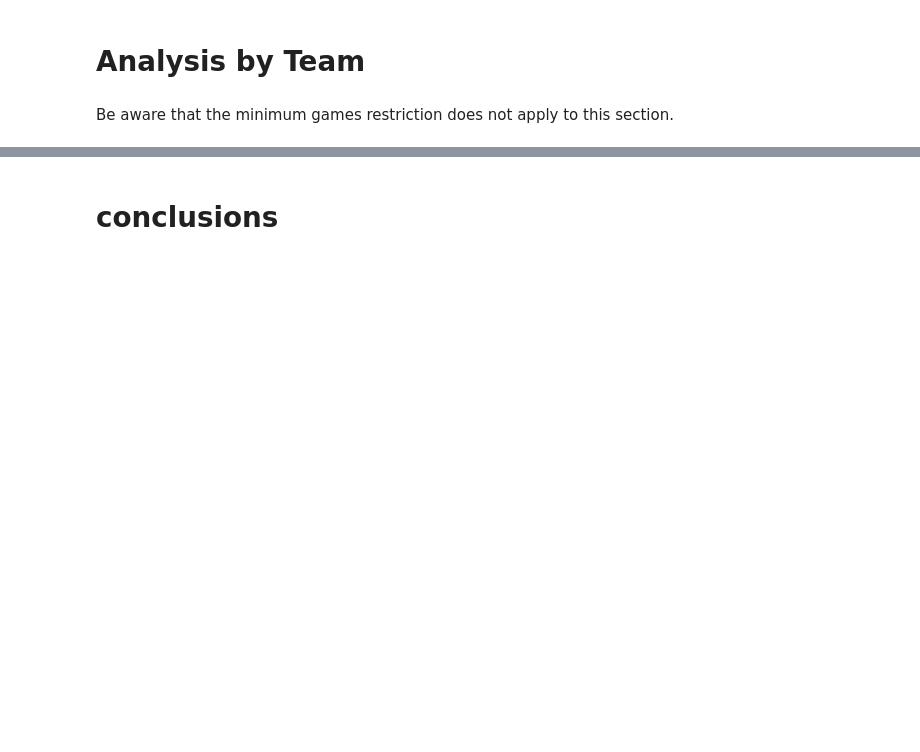
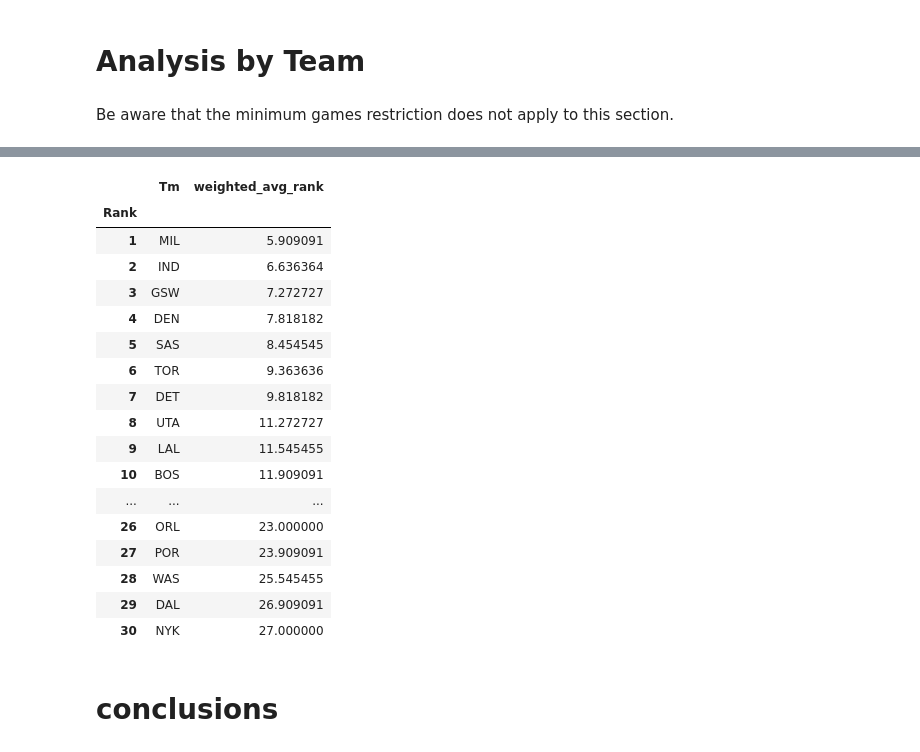
Before and after one commit to FabiosGit/NBA-draft-analysis, a Jupyter notebook: notebooks/analysis.ipynb, the cells around one changed output, grey strips where cells are left out. Cells and saved outputs as stored; diff of their text form; code cells hidden in the pictures; blank space fills up the shorter version.

```diff
--- a/notebooks/analysis.ipynb
+++ b/notebooks/analysis.ipynb
@@ -517,0 +503,4 @@ Dropdown(description='Select Team:', options=('ATL', 'BOS', 'BRK', 'CHI', 'CHO',
+# %%
+# for each stat, print the team with the highest average difference for that stat
+for stat in relevant_stats:
+    print(f'Best team by {stat}: {df_team_avg[df_team_avg[f"{stat}_diff"] == df_team_avg[f"{stat}_diff"].max()][["Tm", f"{stat}_diff"]].values[0][0]}')
@@ -518,2 +565,47 @@ Dropdown(description='Select Team:', options=('ATL', 'BOS', 'BRK', 'CHI', 'CHO',
+# %%
+# calculate the team rank for each stat from the df_team_avg dataframe
+for stat in relevant_stats:
+    if stat == 'DEF_RATING': # lower DEF_RATING is better
+        df_team_avg[stat + '_rank'] = df_team_avg[stat + '_diff'].rank(ascending=True, method='min')
+    else:
+        df_team_avg[stat + '_rank'] = df_team_avg[stat + '_diff'].rank(ascending=False, method='min')
+
+# calculate the average rank for each team by weighting each stat rank with the respective weight
+df_team_avg['weighted_avg_rank'] = 0
+for stat in relevant_stats:
+    df_team_avg['weighted_avg_rank'] += df_team_avg[stat + '_rank'] * stat_weights[stat]
+
+df_team_avg['weighted_avg_rank'] /= len(relevant_stats)
+
+# sort the df_team_avg dataframe by the weighted average rank
+df_team_avg = df_team_avg.sort_values('weighted_avg_rank', ascending=True)
+# reset the index
+df_team_avg = df_team_avg.reset_index(drop=True)
+# add 1 to every index
+df_team_avg.index += 1
+# rename the index column to 'Rank'
+df_team_avg.index.names = ['Rank']
+
+# print the df_team_avg dataframe 'Tm' and 'weighted_avg_rank' columns
+df_team_avg[['Tm', 'weighted_avg_rank']]
+# %% [output]
+|  | Tm | weighted_avg_rank |
+| Rank |  |  |
+| 1 | MIL | 5.909091 |
+| 2 | IND | 6.636364 |
+| 3 | GSW | 7.272727 |
+| 4 | DEN | 7.818182 |
+| 5 | SAS | 8.454545 |
+| 6 | TOR | 9.363636 |
+| 7 | DET | 9.818182 |
+| 8 | UTA | 11.272727 |
+| 9 | LAL | 11.545455 |
+| 10 | BOS | 11.909091 |
+| ... | ... | ... |
+| 26 | ORL | 23.000000 |
+| 27 | POR | 23.909091 |
+| 28 | WAS | 25.545455 |
+| 29 | DAL | 26.909091 |
+| 30 | NYK | 27.000000 |
 # %% [markdown]
 # conclusions
```
Also changed, not shown: parts of 9 cells of this notebook, 1 other file.
